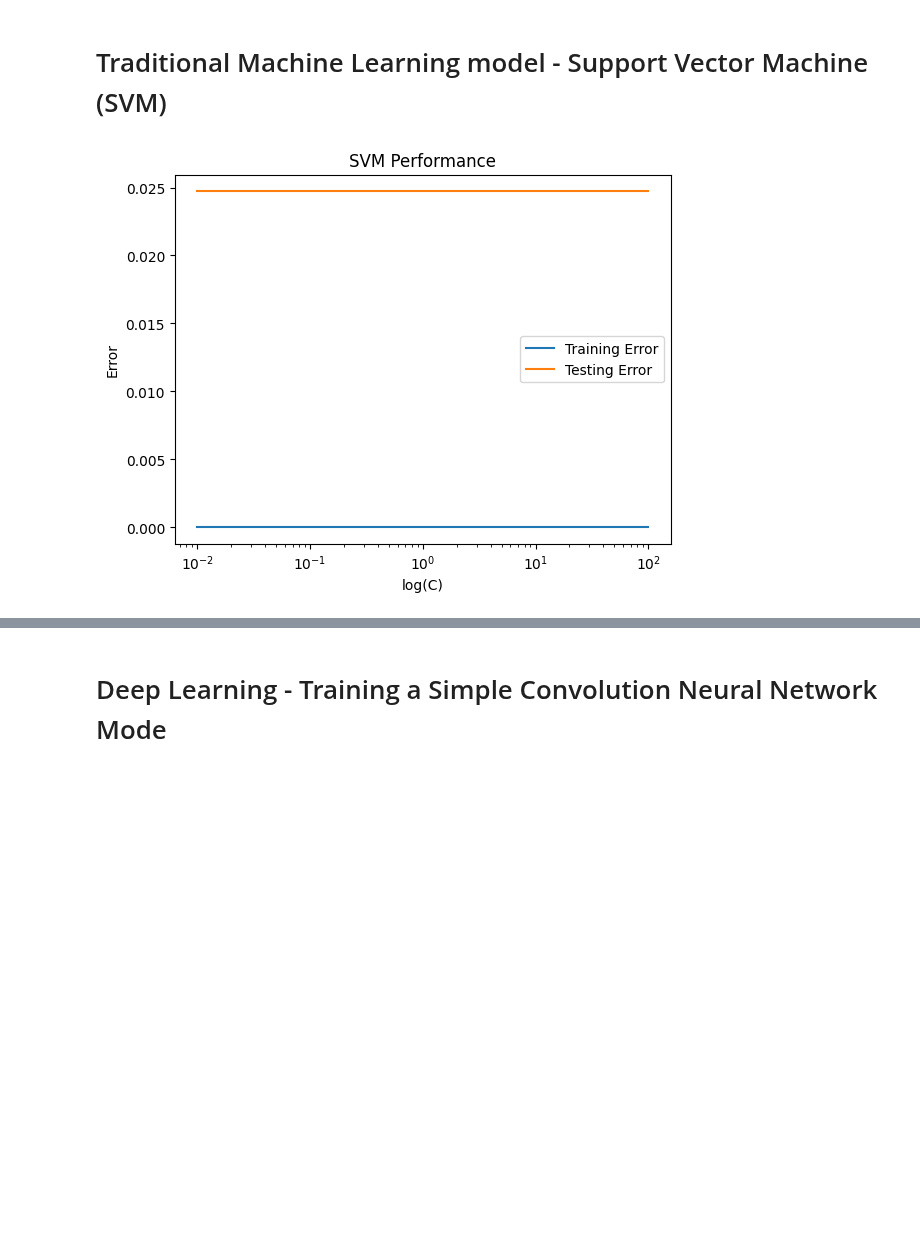
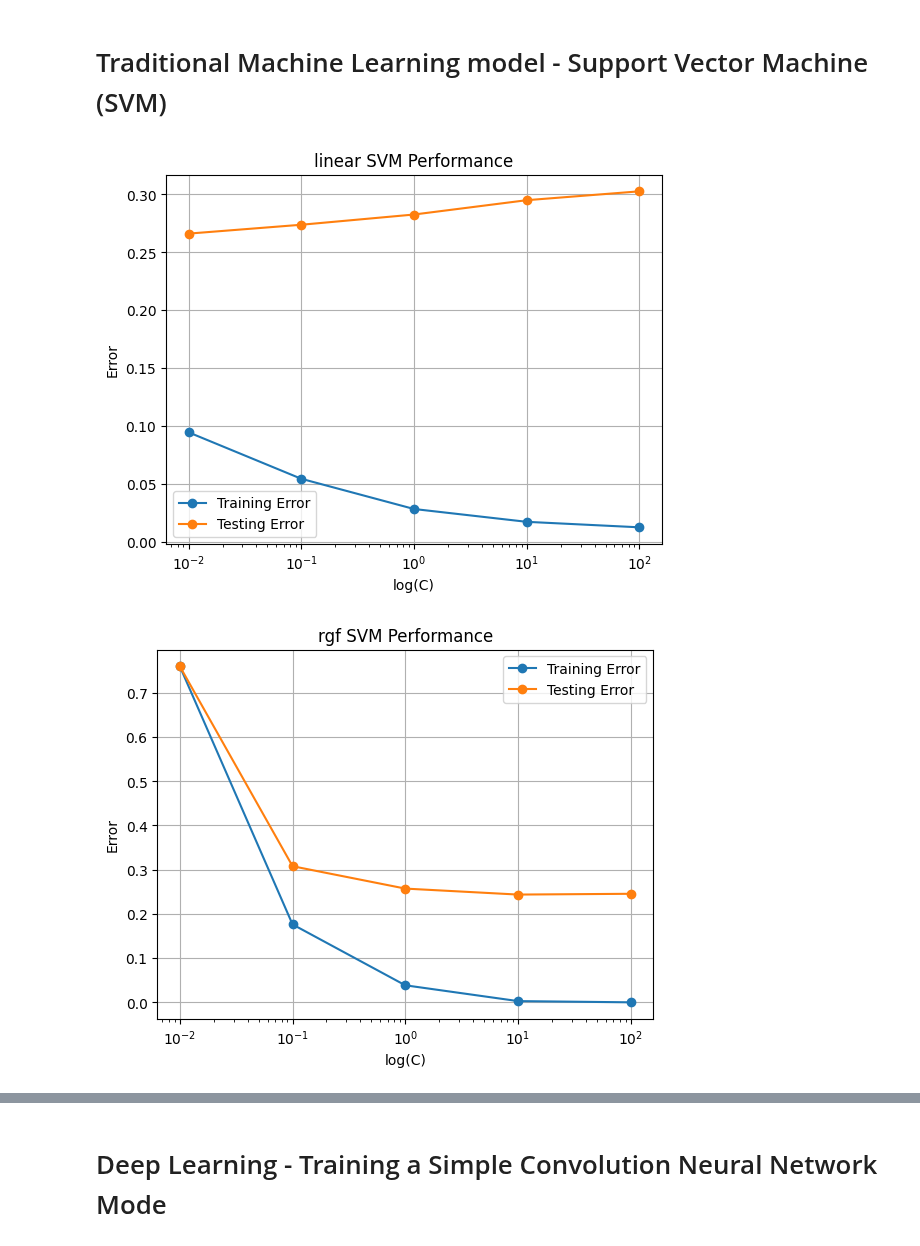
Before and after one commit to million-haileyesus/Machine_Learning_I, a Jupyter notebook: programming assignment.ipynb, the cells around one changed output, grey strips where cells are left out. Drawn from its saved outputs; the diff is of its cells as text; code cells hidden in the pictures; blank space fills up the shorter version.

```diff
--- a/programming assignment.ipynb
+++ b/programming assignment.ipynb
@@ -199,16 +201,27 @@ testing_images = get_pixels(testing_img)
 testing_img_keypoints = create_new_keypoints(testing_img)
 # %%
 def learned_testing_vector_images():
-    image_vectors = kmeans.transform(testing_img_keypoints)
-    return image_vectors
+    image_vectors = []
+
+    for image in testing_img:
+        loaded_image = cv.imread(image)
+        gray = cv.cvtColor(loaded_image, cv.COLOR_BGR2GRAY)
+        sift = cv.SIFT_create()
+        kp, des = sift.detectAndCompute(gray, None)
+        keypoint = np.array([kp_obj.pt for kp_obj in kp])
+        cluster_labels = kmeans.predict(keypoint)
+        cluster_counts = np.bincount(cluster_labels, minlength=kmeans.n_clusters)
+        image_vectors.append(cluster_counts)
+
+    return np.array(image_vectors)
 # %%
 learned_testing_image = learned_testing_vector_images()
 # %% [markdown]
 # Traditional Machine Learning model - Support Vector Machine (SVM)
 # %%
 def train_svm(kernel_type="linear"):
-    X_train = training_images.reshape(training_images.shape[0], -1)
-    X_test = testing_images.reshape(testing_images.shape[0], -1)
+    X_train = learned_training_image
+    X_test = learned_testing_image
     y_train = training_images_target
     y_test = testing_images_target
 
@@ -221,30 +234,27 @@ def train_svm(kernel_type="linear"):
         train_scores.append(1 - svc.score(X_train, y_train))
         test_scores.append(1 - svc.score(X_test, y_test))
 
-    return train_scores, test_scores
+    return [train_scores, test_scores]
 # %%
 linear_train_score, linear_test_score = train_svm()
 # %%
-def plot_svm_performance(train_score, test_score):
+def plot_svm_performance(kernel_type, train_score, test_score):
     parameters = [0.01, 0.1, 1.0, 10, 100]
-    plt.plot(parameters, train_score, label="Training Error")
-    plt.plot(parameters, test_score, label="Testing Error")
+    plt.plot(parameters, train_score, marker="o", label="Training Error")
+    plt.plot(parameters, test_score, marker="o", label="Testing Error")
     plt.xscale("log")
     plt.xlabel("log(C)")
     plt.ylabel("Error")
-    plt.title("SVM Performance")
+    plt.title(f"{kernel_type} SVM Performance")
     plt.legend()
+    plt.grid()
     plt.show()
-# %%
-plot_svm_performance(linear_train_score, linear_test_score)
-# %% [output]
-[figure, removed]
 # %%
 def train_svm_for_different_kernels():
     scores = []
     kernel_type = ["rbf", "poly", "sigmoid"]
     for kernel in kernel_type:
-        scores.append([train_svm(kernel)])
+        scores.extend([train_svm(kernel)])
 
     scores.insert(0, [linear_train_score, linear_test_score])
 
@@ -255,0 +264,7 @@ total_scores
+# %%
+kernel_type = ["linear", "rgf", "poly", "sigmoid"]
+for kernel, scores in zip(kernel_type, total_scores):
+    plot_svm_performance(kernel, scores[0], scores[1])
+# %% [output]
+[figure, added]
+[figure, added]
```
Also changed, not shown: parts of 27 cells of this notebook.
